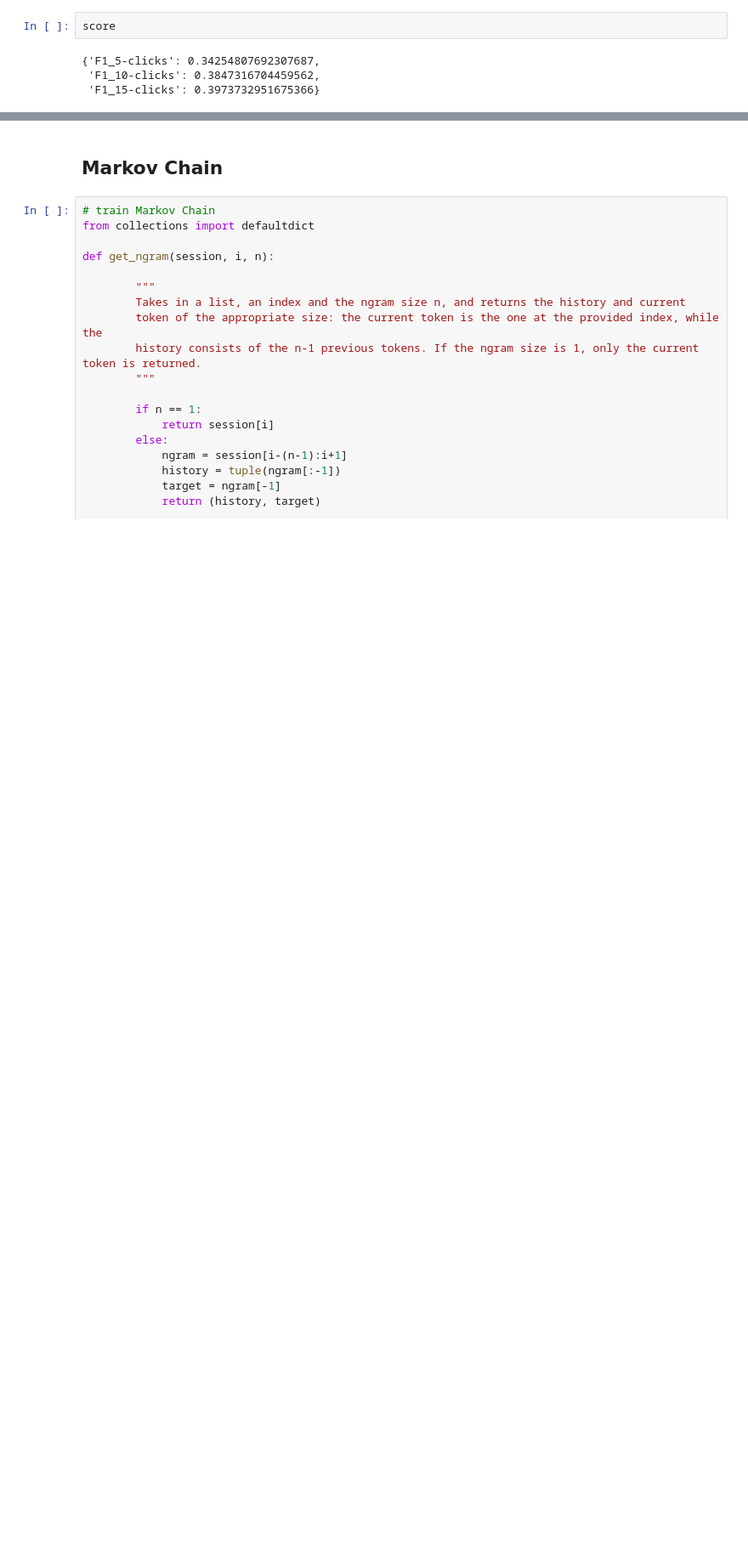
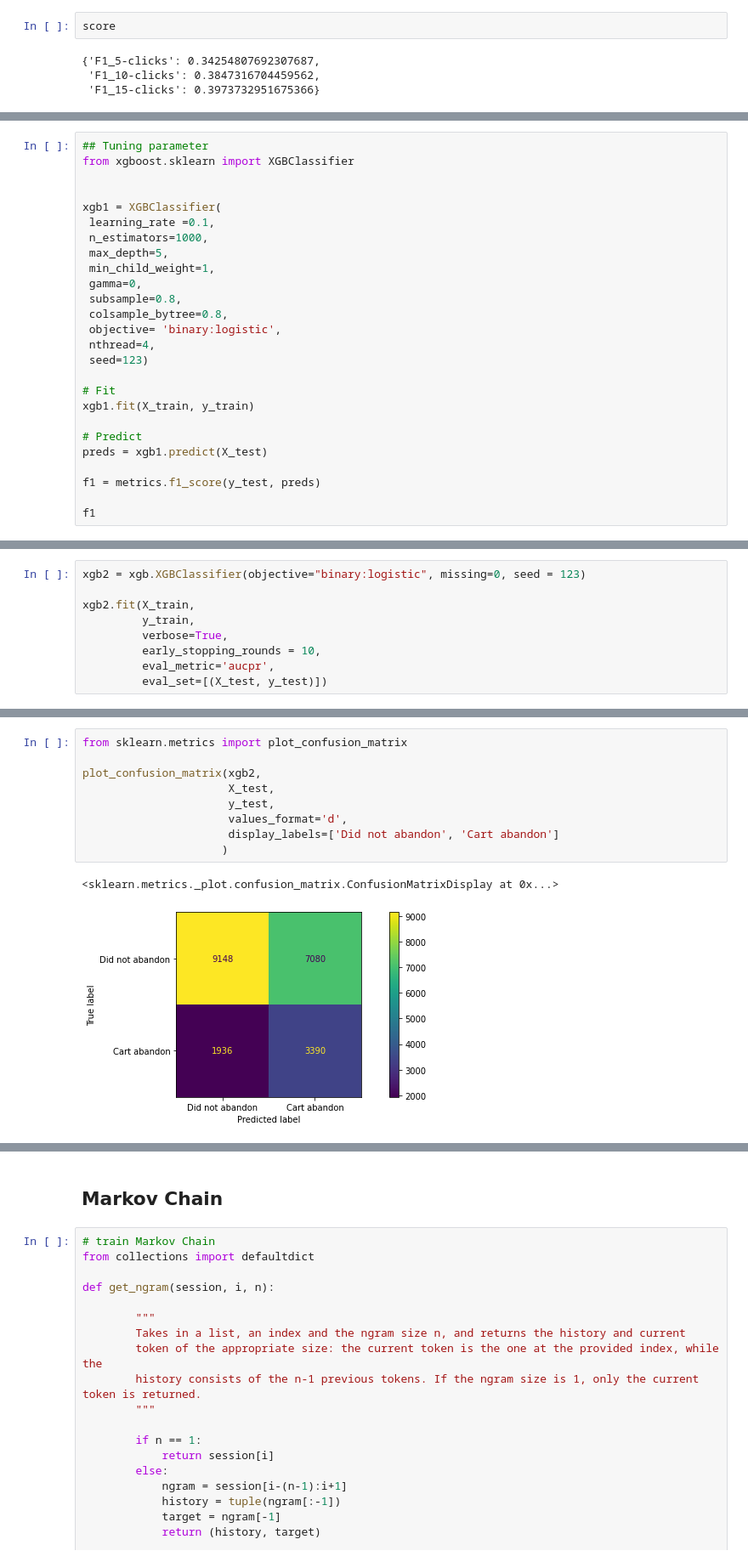
Before and after one commit to modiem/ACD-group, a Jupyter notebook: Early-prediction.ipynb, the cells around one changed output, grey strips where cells are left out. Shown: that part at 85% size. Saved outputs shown, nothing was run; the diff lists cells and outputs as text; blank space fills up the shorter version.

Commit message:
xgboost

```diff
--- a/Early-prediction.ipynb
+++ b/Early-prediction.ipynb
@@ -325,0 +480,26 @@ score
+# %%
+## Tuning parameter
+from xgboost.sklearn import XGBClassifier
+
+
+xgb1 = XGBClassifier(
+ learning_rate =0.1,
+ n_estimators=1000,
+ max_depth=5,
+ min_child_weight=1,
+ gamma=0,
+ subsample=0.8,
+ colsample_bytree=0.8,
+ objective= 'binary:logistic',
+ nthread=4,
+ seed=123)
+
+# Fit
+xgb1.fit(X_train, y_train)
+
+# Predict
+preds = xgb1.predict(X_test)
+
+f1 = metrics.f1_score(y_test, preds)
+
+f1
@@ -325,0 +510,9 @@ score
+# %%
+xgb2 = xgb.XGBClassifier(objective="binary:logistic", missing=0, seed = 123)
+
+xgb2.fit(X_train,
+         y_train,
+         verbose=True,
+         early_stopping_rounds = 10,
+         eval_metric='aucpr',
+         eval_set=[(X_test, y_test)])
@@ -325,0 +569,12 @@ score
+# %%
+from sklearn.metrics import plot_confusion_matrix
+
+plot_confusion_matrix(xgb2,
+                      X_test,
+                      y_test,
+                      values_format='d',
+                      display_labels=['Did not abandon', 'Cart abandon']
+                     )
+# %% [output]
+<sklearn.metrics._plot.confusion_matrix.ConfusionMatrixDisplay at 0x...>
+[figure, added]
```
Also changed, not shown: parts of 24 cells of this notebook.
